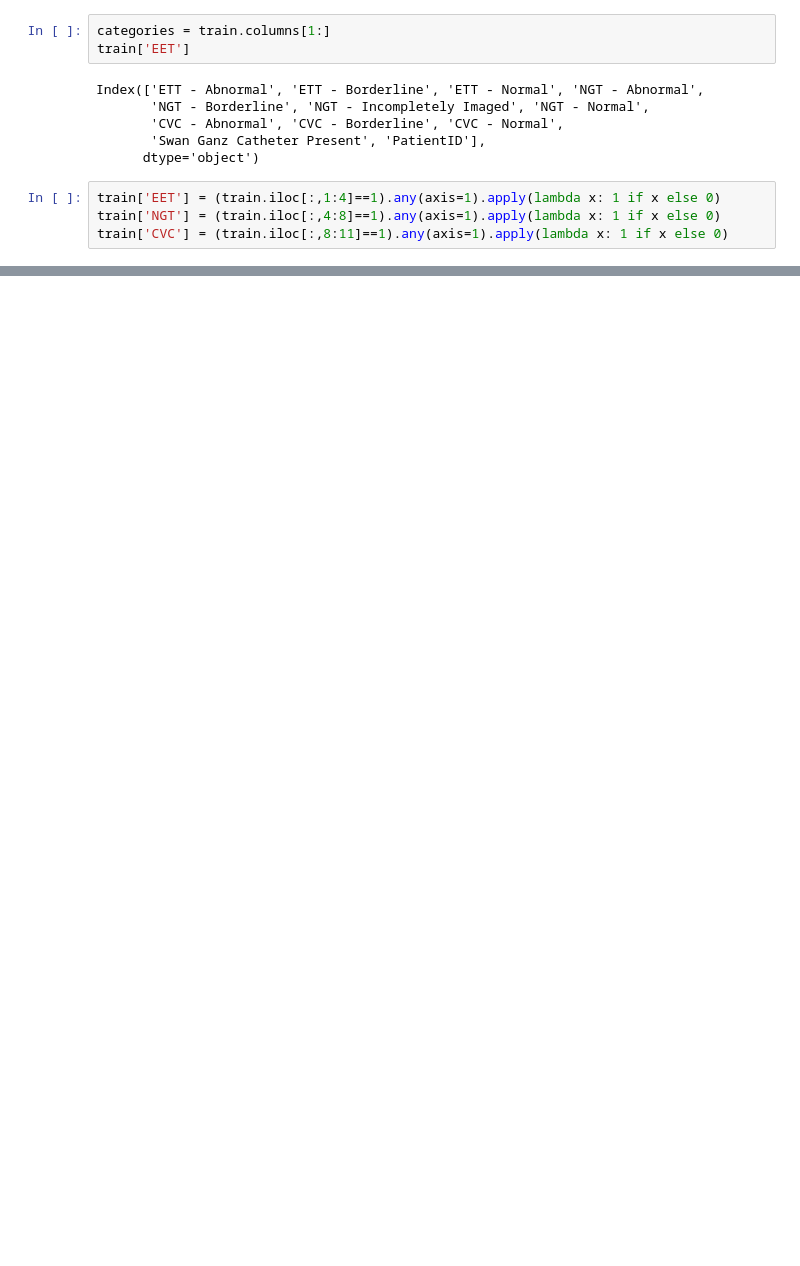
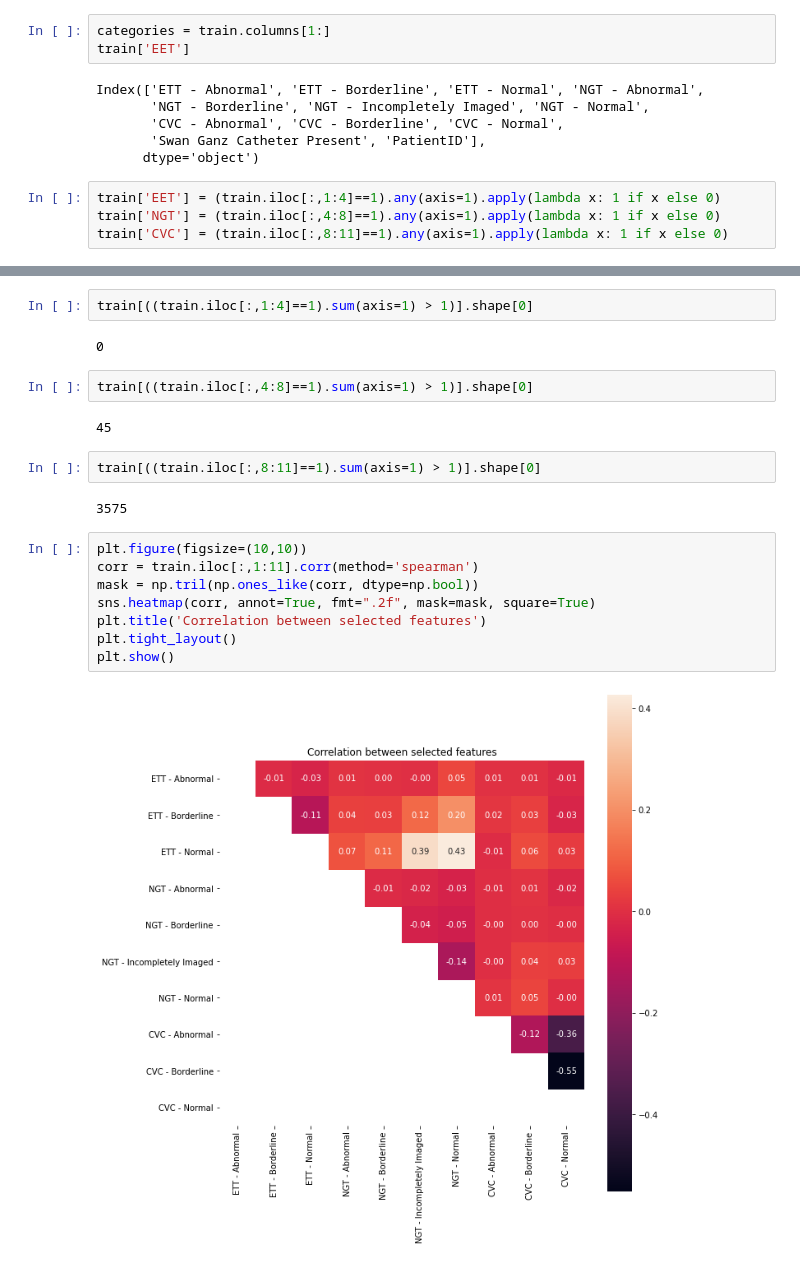
Before and after one commit to ywigelman/TheCatheterNinjas, a Jupyter notebook: EDA.ipynb, the cells around one changed output, grey strips where cells are left out. Drawn from its saved outputs; the diff is of its cells as text; blank space fills up the shorter version.

```diff
--- a/EDA.ipynb
+++ b/EDA.ipynb
@@ -42,0 +51,22 @@ train['CVC'] = (train.iloc[:,8:11]==1).any(axis=1).apply(lambda x: 1 if x else 0
+# %%
+train[((train.iloc[:,1:4]==1).sum(axis=1) > 1)].shape[0]
+# %% [output]
+0
+# %%
+train[((train.iloc[:,4:8]==1).sum(axis=1) > 1)].shape[0]
+# %% [output]
+45
+# %%
+train[((train.iloc[:,8:11]==1).sum(axis=1) > 1)].shape[0]
+# %% [output]
+3575
+# %%
+plt.figure(figsize=(10,10))
+corr = train.iloc[:,1:11].corr(method='spearman')
+mask = np.tril(np.ones_like(corr, dtype=np.bool))
+sns.heatmap(corr, annot=True, fmt=".2f", mask=mask, square=True)
+plt.title('Correlation between selected features')
+plt.tight_layout()
+plt.show()
+# %% [output]
+[figure, added]
```
Also changed, not shown: parts of 10 cells of this notebook.
